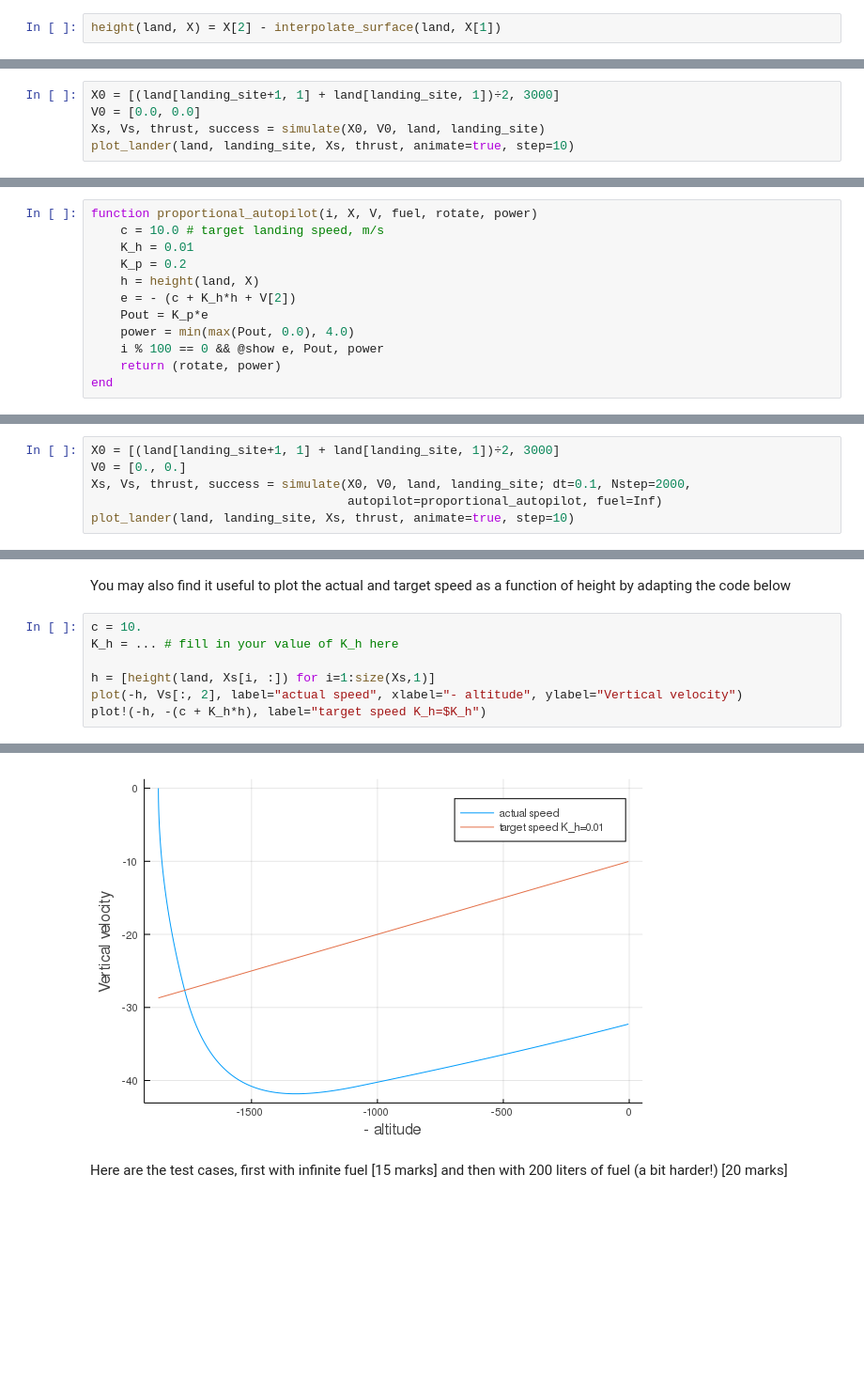
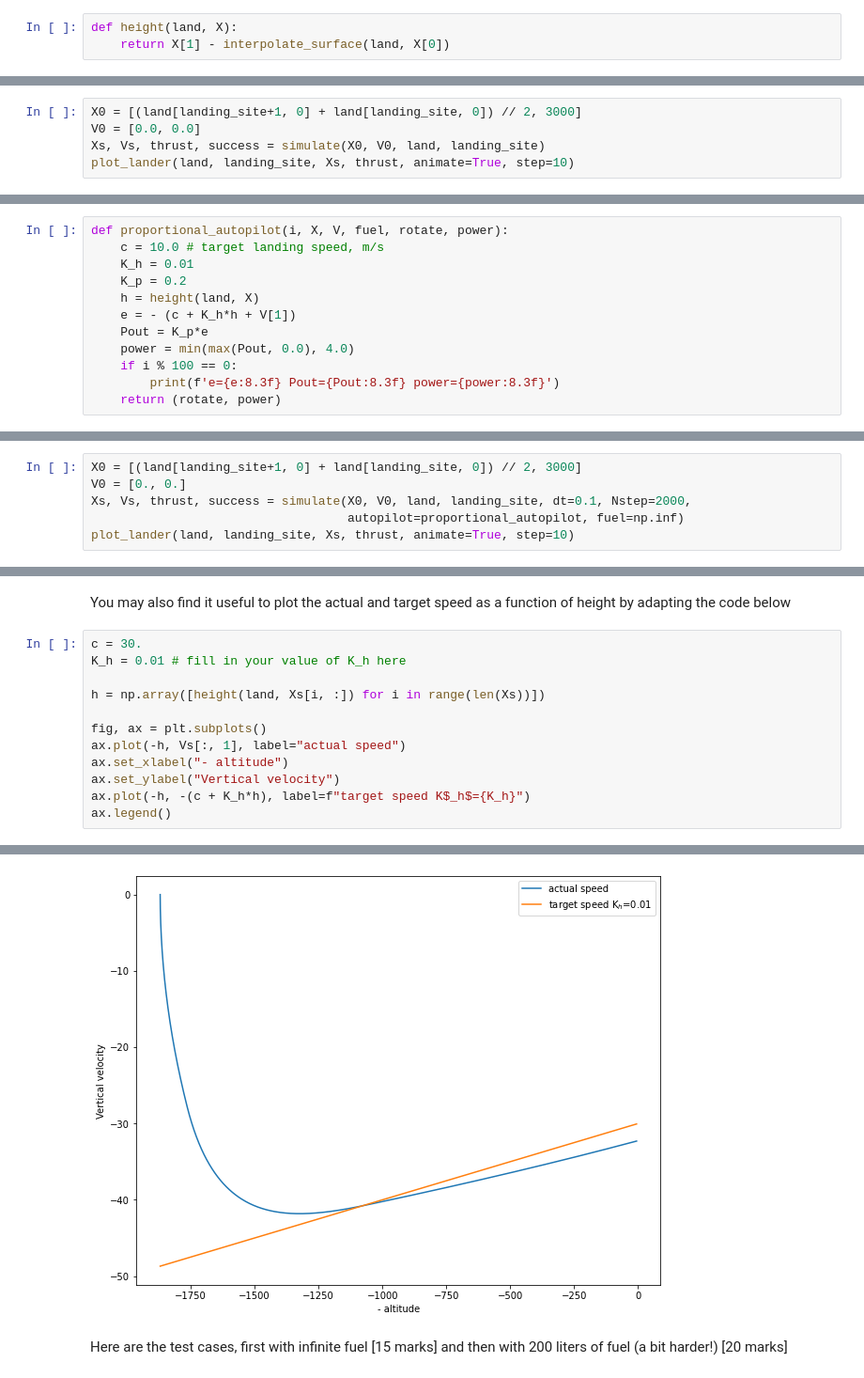
Before and after one commit to jireland2k/MarsLander, a Jupyter notebook: MarsLander.ipynb, the cells around one changed output, grey strips where cells are left out. Shown at 94% size. Cells and saved outputs as stored; diff of their text form; blank space fills up the shorter version.

````diff
--- a/MarsLander.ipynb
+++ b/MarsLander.ipynb
@@ -119,4 +122,5 @@ interpolate_surface (generic function with 1 method)
 # %% [markdown]
 **Question 2. (10 marks)** Write a function `height(land, X)` which returns the vertical height of the lander above the surface of Mars defined by the array `land` when it has coordinates `X = [x, y]`. You will find your answer to **Q1** and the function `interpolate_surface()` useful.
 # %%
-height(land, X) = X[2] - interpolate_surface(land, X[1])
+def height(land, X):
+    return X[1] - interpolate_surface(land, X[0])
@@ -234,8 +217,8 @@ simulate (generic function with 1 method)
 # %% [markdown]
 Let's try it out for a simplified case where the lander starts directly above the landing site and the thruster is not used:
 # %%
-X0 = [(land[landing_site+1, 1] + land[landing_site, 1])÷2, 3000]
+X0 = [(land[landing_site+1, 0] + land[landing_site, 0]) // 2, 3000]
 V0 = [0.0, 0.0]
 Xs, Vs, thrust, success = simulate(X0, V0, land, landing_site)
-plot_lander(land, landing_site, Xs, thrust, animate=true, step=10)
+plot_lander(land, landing_site, Xs, thrust, animate=True, step=10)
 # %% [output]
@@ -381,13 +358,13 @@ end
 ```
 # %%
-function proportional_autopilot(i, X, V, fuel, rotate, power)
+def proportional_autopilot(i, X, V, fuel, rotate, power):
     c = 10.0 # target landing speed, m/s
     K_h = 0.01
     K_p = 0.2
     h = height(land, X)
-    e = - (c + K_h*h + V[2])
+    e = - (c + K_h*h + V[1])
     Pout = K_p*e
     power = min(max(Pout, 0.0), 4.0)
-    i % 100 == 0 && @show e, Pout, power
+    if i % 100 == 0:
+        print(f'e={e:8.3f} Pout={Pout:8.3f} power={power:8.3f}')
     return (rotate, power)
-end
@@ -396,9 +371,9 @@ proportional_autopilot (generic function with 1 method)
 # %% [markdown]
 While testing, you can use the cell below to run the simulation and visualise your trajectory:
 # %%
-X0 = [(land[landing_site+1, 1] + land[landing_site, 1])÷2, 3000]
+X0 = [(land[landing_site+1, 0] + land[landing_site, 0]) // 2, 3000]
 V0 = [0., 0.]
-Xs, Vs, thrust, success = simulate(X0, V0, land, landing_site; dt=0.1, Nstep=2000,
-                                   autopilot=proportional_autopilot, fuel=Inf)
-plot_lander(land, landing_site, Xs, thrust, animate=true, step=10)
+Xs, Vs, thrust, success = simulate(X0, V0, land, landing_site, dt=0.1, Nstep=2000,
+                                   autopilot=proportional_autopilot, fuel=np.inf)
+plot_lander(land, landing_site, Xs, thrust, animate=True, step=10)
 # %% [output]
@@ -420,10 +394,15 @@ Plots.AnimatedGif("/home/maths/masqhp/.iatl/modules/IL027-dev/IL027-dev/Interdis
 # %% [markdown]
 You may also find it useful to plot the actual and target speed as a function of height by adapting the code below
 # %%
-c = 10.
-K_h = ... # fill in your value of K_h here
+c = 30.
+K_h = 0.01 # fill in your value of K_h here
 
-h = [height(land, Xs[i, :]) for i=1:size(Xs,1)]
-plot(-h, Vs[:, 2], label="actual speed", xlabel="- altitude", ylabel="Vertical velocity")
-plot!(-h, -(c + K_h*h), label="target speed K_h=$K_h")
+h = np.array([height(land, Xs[i, :]) for i in range(len(Xs))])
+
+fig, ax = plt.subplots()
+ax.plot(-h, Vs[:, 1], label="actual speed")
+ax.set_xlabel("- altitude")
+ax.set_ylabel("Vertical velocity")
+ax.plot(-h, -(c + K_h*h), label=f"target speed K$_h$={K_h}")
+ax.legend()
 # %% [output]
@@ -430,4 +410,4 @@ plot!(-h, -(c + K_h*h), label="target speed K_h=$K_h")
-[figure, old version]
+[figure, new version]
 # %% [markdown]
 Here are the test cases, first with infinite fuel [15 marks] and then with 200 liters of fuel (a bit harder!) [20 marks]
 # %%
````
Also changed, not shown: parts of 25 cells of this notebook, 1 other file.
